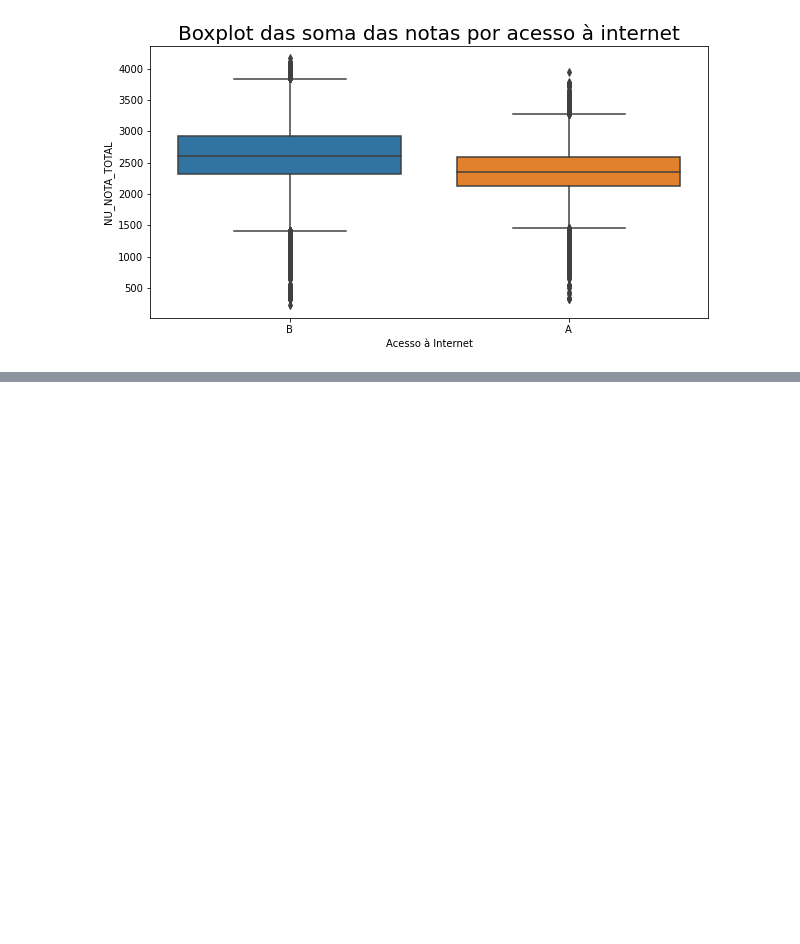
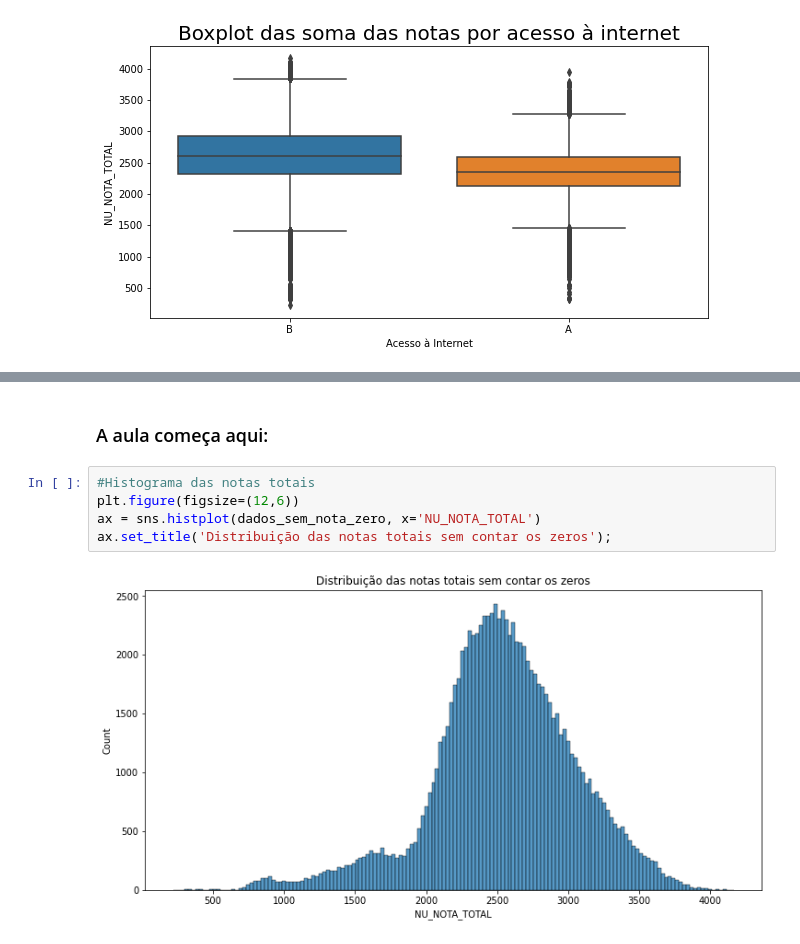
Before and after one commit to ClarisseAlvarenga/lives_twitch, a Jupyter notebook: Imersão_Alura_Dados_2_2020_Clarisse.ipynb, the cells around one changed output, grey strips where cells are left out. Cells and saved outputs as stored; diff of their text form; blank space fills up the shorter version.

```diff
--- a/Imersão_Alura_Dados_2_2020_Clarisse.ipynb
+++ b/Imersão_Alura_Dados_2_2020_Clarisse.ipynb
@@ -1076,0 +1108,9 @@ cross = pd.crosstab(index=dados.Q006,
+# %% [markdown]
+### A aula começa aqui:
+# %%
+#Histograma das notas totais
+plt.figure(figsize=(12,6))
+ax = sns.histplot(dados_sem_nota_zero, x='NU_NOTA_TOTAL')
+ax.set_title('Distribuição das notas totais sem contar os zeros');
+# %% [output]
+[figure, added]
```
Also changed, not shown: parts of 39 cells of this notebook.
